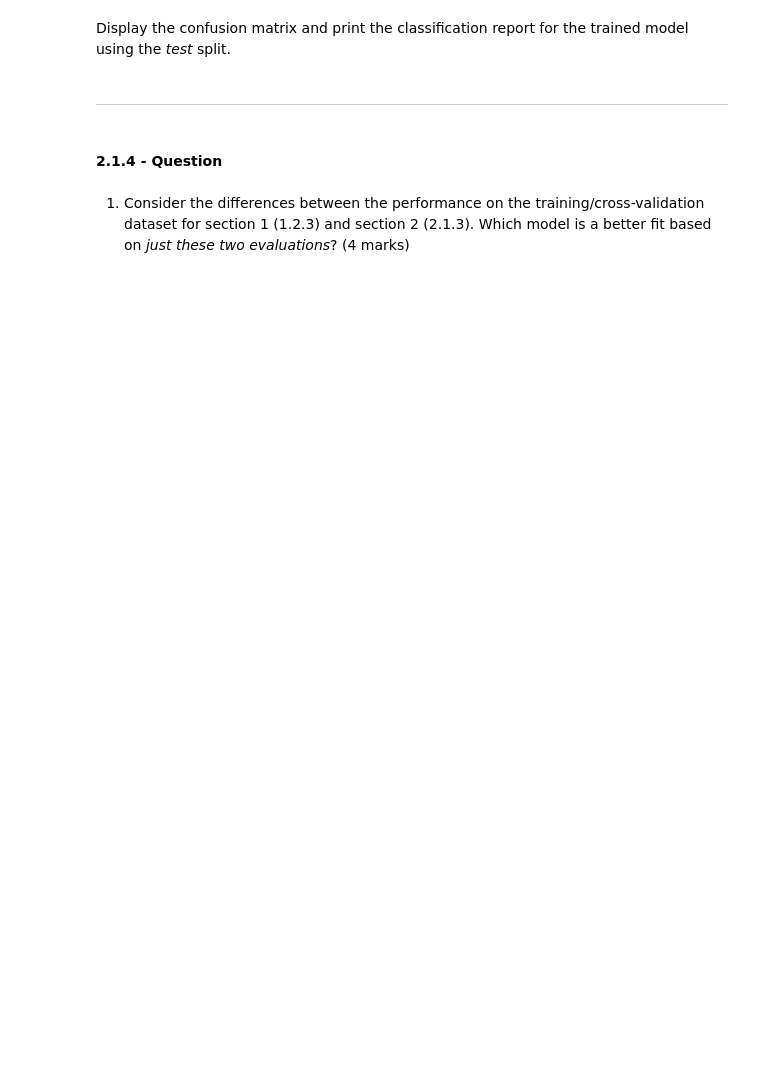
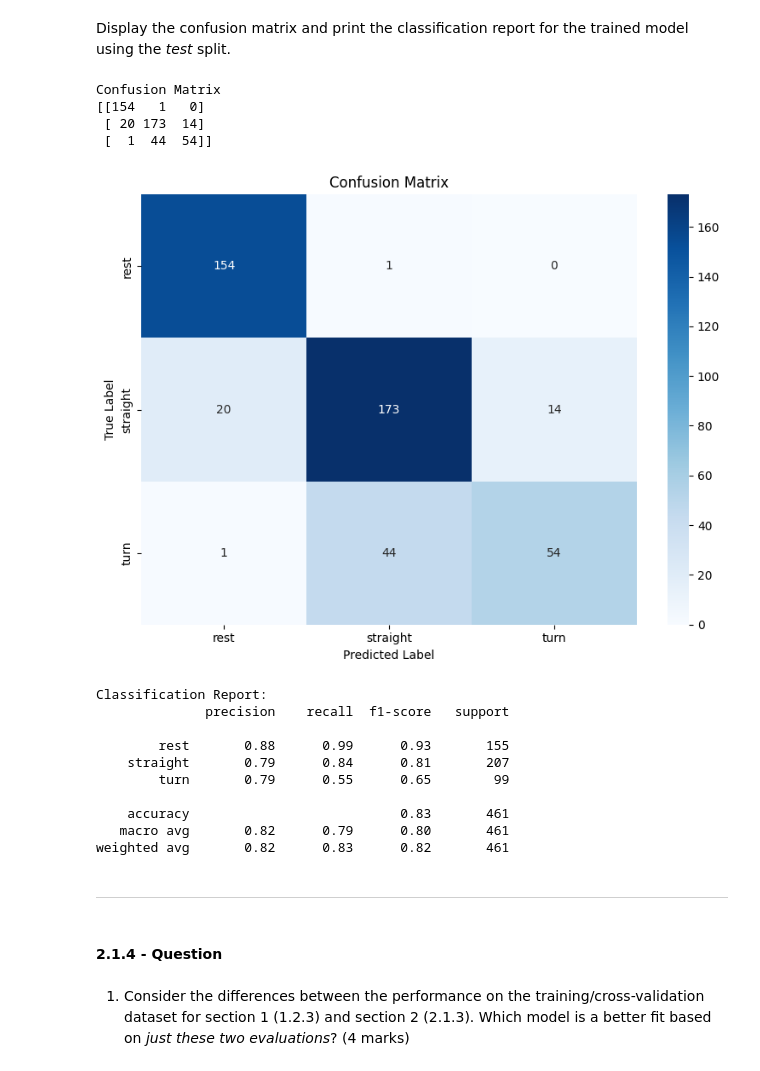
Before and after one commit to quinnledingham/engg680_2024_fall, a Jupyter notebook: Lab_Assignment4/VehicleMotionStateClassification.ipynb, the cells around one changed output. Drawn from its saved outputs; the diff is of its cells as text; code cells hidden in the pictures; blank space fills up the shorter version.

```diff
--- a/Lab_Assignment4/VehicleMotionStateClassification.ipynb
+++ b/Lab_Assignment4/VehicleMotionStateClassification.ipynb
@@ -400,4 +400,6 @@ From the *cv_set* dataframe, extract the selected features, listed below, and lo
 # TODO - Load selected features from cv_set to X
 # (1 marks)
 #X =
+selected_features = ['ax_var', 'ay_var', 'az_sum', 'a_sum', 'gz_var']
+X = cv_set[selected_features]
 X.head(2)
@@ -404,3 +410,5 @@ X.head(2)
 # %%
 # TODO - Load motion_state column (target vector) into y
 # y =
+y = cv_set['motion_state']
+y.head(2)
@@ -414,0 +426,12 @@ Follow the steps from **1.2.2** and perform model training and tuning using the
+# %%
+# TODO - Perform model training and tuning using `GridSearchCV`
+from sklearn.pipeline import Pipeline
+from sklearn.model_selection import train_test_split
+from sklearn.svm import SVC
+from sklearn.preprocessing import StandardScaler, RobustScaler, MinMaxScaler, Normalizer
+from sklearn.model_selection import GridSearchCV
+X_train, X_test, y_train, y_test = train_test_split(X, y, test_size=0.3, random_state=42, stratify=y)
+pipe = Pipeline([('scaler', StandardScaler()), ('classifier', SVC())])
+param_grid = {'classifier__C': [0.01, 0.1, 1, 10, 100], 'classifier__gamma': [0.001, 0.01, 0.1, 1], 'classifier__kernel': ['rbf'], 'scaler': [StandardScaler(), RobustScaler(), None]}
+grid = GridSearchCV(pipe, param_grid, cv=5, scoring='accuracy', return_train_score=True)
+grid.fit(X_train, y_train)
@@ -436,3 +477,48 @@ Display the confusion matrix and print the classification report for the trained
+# %%
+# TODO - Display confusion matrix and print classification reports
+from sklearn.metrics import confusion_matrix, classification_report
+import seaborn as sns
+import matplotlib.pyplot as plt
+# Predict on test data using best estimator
+best_model = grid.best_estimator_
+y_pred = best_model.predict(X_test)
+
+# Calculate confusion matrix
+def display_cm_cr(actual, predicted):
+    labels = ['rest', 'straight', 'turn']
+    cm = confusion_matrix(actual, predicted, labels=labels)
+    print('Confusion Matrix')
+    print(cm)
+
+    # Plot confusion matrix using a heatmap
+    plt.figure(figsize=(8,6))
+    sns.heatmap(cm, annot=True, fmt='d', cmap='Blues', xticklabels=labels, yticklabels=labels)
+    plt.title('Confusion Matrix')
+    plt.ylabel('True Label')
+    plt.xlabel('Predicted Label')
+    plt.tight_layout()
+    plt.show()
+
+    print("Classification Report:")
+    print(classification_report(actual, predicted, zero_division=0))
+
+display_cm_cr(y_test, y_pred)
+# %% [output]
+Confusion Matrix
+[[154   1   0]
+ [ 20 173  14]
+ [  1  44  54]]
+[figure, added]
+Classification Report:
+              precision    recall  f1-score   support
+
+        rest       0.88      0.99      0.93       155
+    straight       0.79      0.84      0.81       207
+        turn       0.79      0.55      0.65        99
+
+    accuracy                           0.83       461
+   macro avg       0.82      0.79      0.80       461
+weighted avg       0.82      0.83      0.82       461
 # %% [markdown]
 ___
 # %% [markdown]
```
Also changed, not shown: parts of 20 cells of this notebook.
